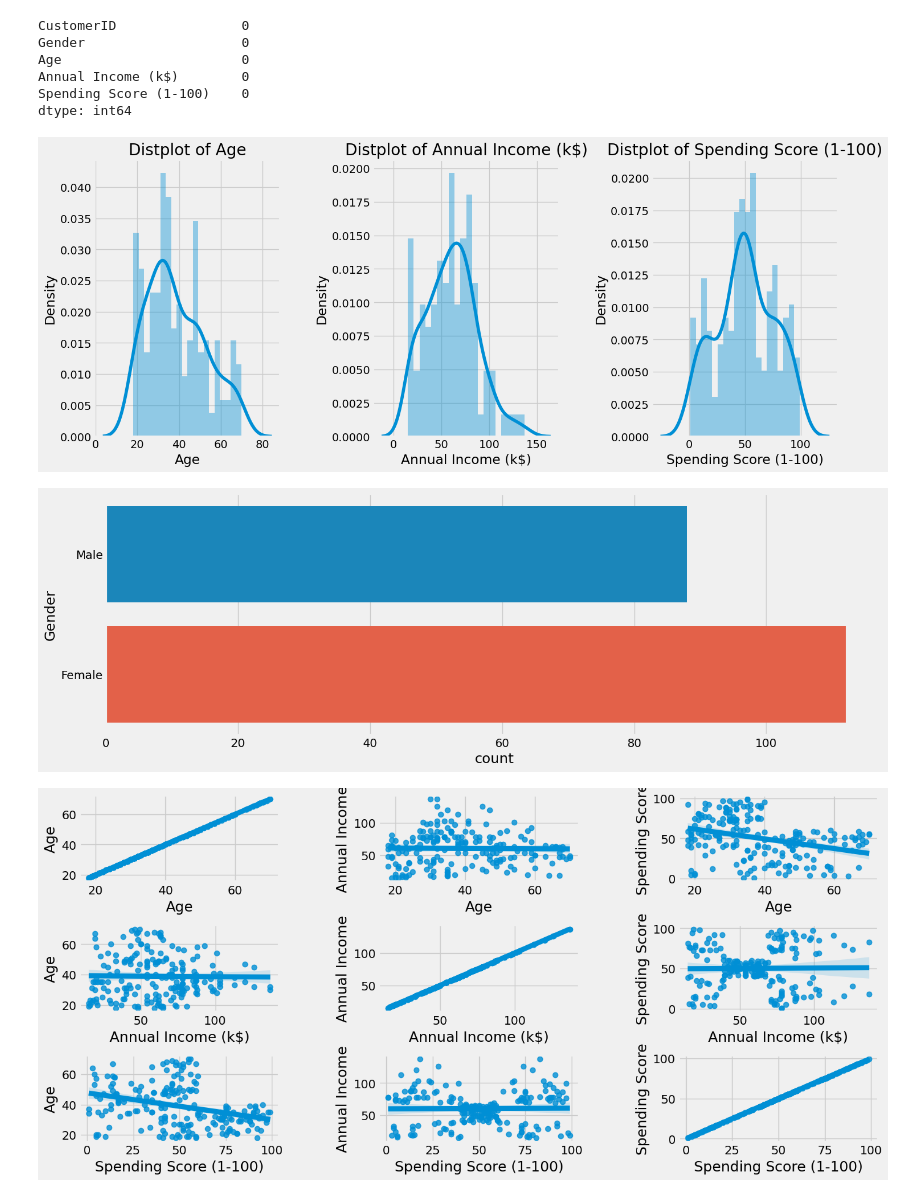
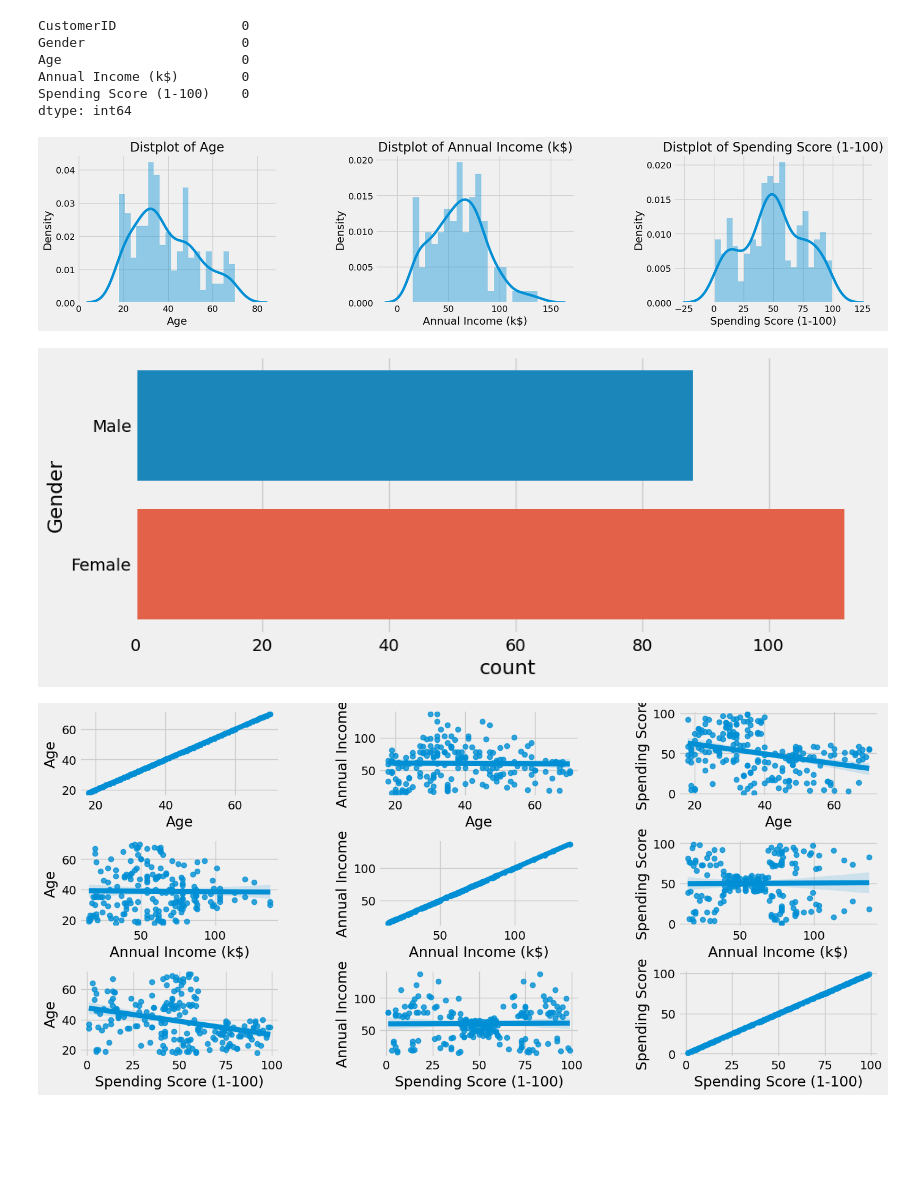
Before and after one commit to guntsvzz/Kiddeelab, a Jupyter notebook: machine-learning/03-Unsupervised-Learning/01 - Clustering/Mall_Customer_Segmentation.ipynb, the cells around one changed output. Cells and saved outputs as stored; diff of their text form; code cells hidden in the pictures; blank space fills up the shorter version.

```diff
--- a/machine-learning/03-Unsupervised-Learning/01 - Clustering/Mall_Customer_Segmentation.ipynb
+++ b/machine-learning/03-Unsupervised-Learning/01 - Clustering/Mall_Customer_Segmentation.ipynb
@@ -48,23 +56,23 @@ dtype: int64
 # %%
 # Histograms for data distribution plot
 plt.style.use('fivethirtyeight')
-plt.figure(1 , figsize = (15 , 6))
+plt.figure(1 , figsize = (20 , 4))
 n = 0
 for x in ['Age' , 'Annual Income (k$)' , 'Spending Score (1-100)']:
     n += 1
     plt.subplot(1 , 3 , n)
     plt.subplots_adjust(hspace =0.5 , wspace = 0.5)
     sns.distplot(df[x] , bins = 20)
     plt.title('Distplot of {}'.format(x))
 plt.show()
 # %% [output]
-[figure, old version]
+[figure, new version]
 # %%
 # Count Plot of Gender
-plt.figure(1 , figsize = (15 , 5))
+plt.figure(figsize = (10 , 4))
 sns.countplot(y = 'Gender' , data = df)
 plt.show()
 # %% [output]
-[figure, old version]
+[figure, new version]
 # %%
 #Ploting the Relation between Age , Annual Income and Spending Score
```
Also changed, not shown: parts of 7 cells of this notebook, 5 other files.
